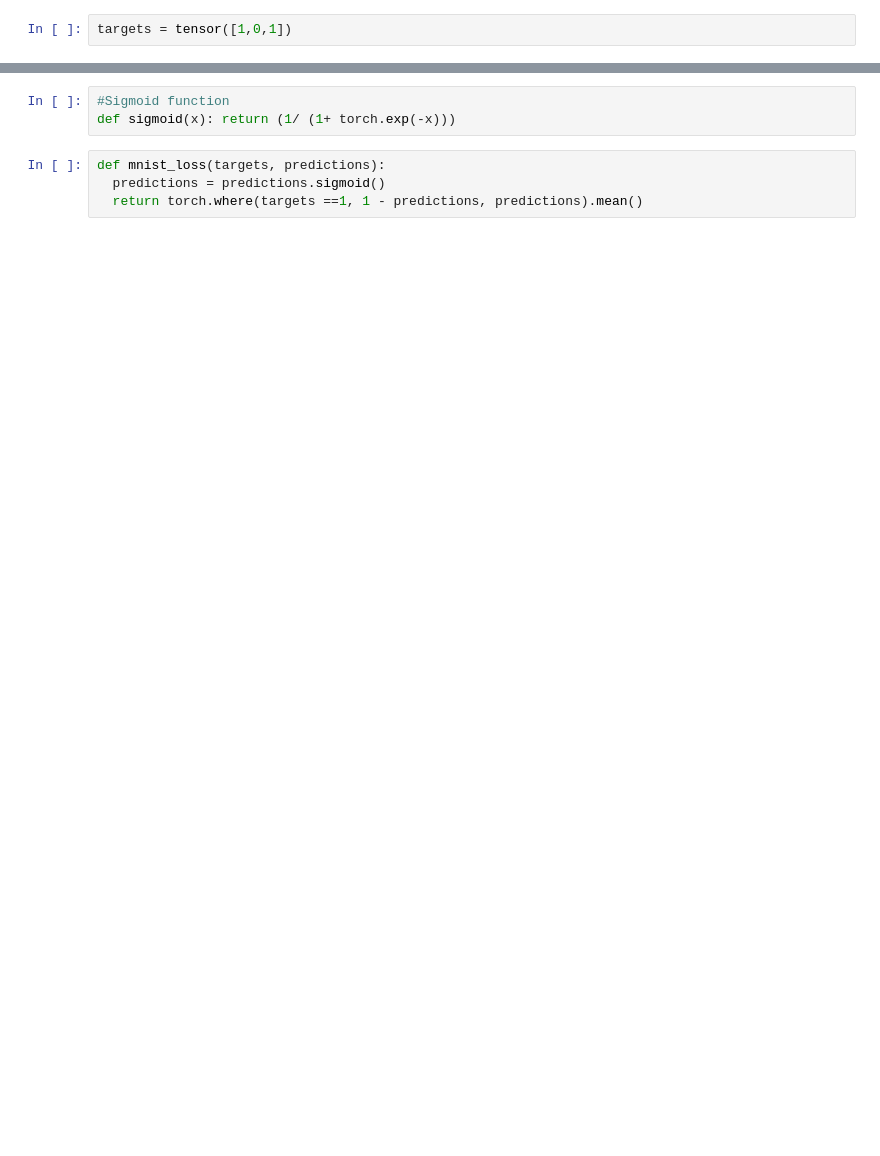
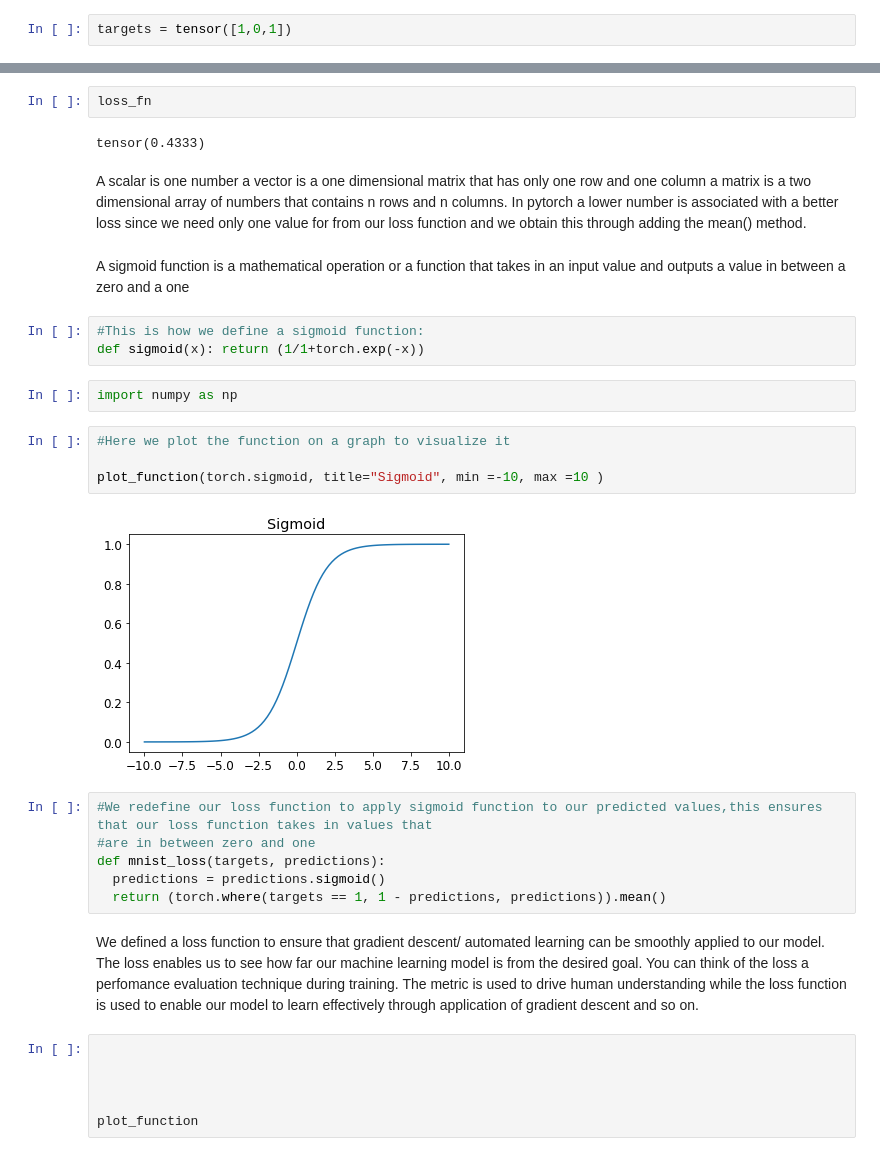
Before and after one commit to Reptilefury/coursera-machine-learning, a Jupyter notebook: MNISTLOSS.ipynb, the cells around one changed output, grey strips where cells are left out. Cells and saved outputs as stored; diff of their text form; blank space fills up the shorter version.

```diff
--- a/MNISTLOSS.ipynb
+++ b/MNISTLOSS.ipynb
@@ -241,7 +239,34 @@ plot_function(torch.sigmoid, min=-4, max=4)
+# %%
+loss_fn
+# %% [output]
+tensor(0.4333)
+# %% [markdown]
+A scalar is one number a vector is a one dimensional matrix that has only one row and one column a matrix is a two dimensional array of numbers that contains n rows and n columns. In pytorch a lower number is associated with a better loss since we need only one value for from our loss function and we obtain this through adding the mean() method.
+# %% [markdown]
+A sigmoid function is a mathematical operation or a function that takes in an input value and outputs a value in between a zero and a one
 # %%
-#Sigmoid function
-def sigmoid(x): return (1/ (1+ torch.exp(-x)))
+#This is how we define a sigmoid function:
+def sigmoid(x): return (1/1+torch.exp(-x))
+# %%
+import numpy as np
+# %%
+#Here we plot the function on a graph to visualize it
+
+plot_function(torch.sigmoid, title="Sigmoid", min =-10, max =10 )
+# %% [output]
+[figure, added]
 # %%
+#We redefine our loss function to apply sigmoid function to our predicted values,this ensures that our loss function takes in values that
+#are in between zero and one
 def mnist_loss(targets, predictions):
   predictions = predictions.sigmoid()
-  return torch.where(targets ==1, 1 - predictions, predictions).mean()
+  return (torch.where(targets == 1, 1 - predictions, predictions)).mean()
+# %% [markdown]
+We defined a loss function to ensure that gradient descent/ automated learning can be smoothly applied to our model.
+The loss enables us to see how far our machine learning model is from the desired goal. You can think of the loss a perfomance evaluation technique during training. The metric is used to drive human understanding while the loss function is used to enable our model to learn effectively through application of gradient descent and so on.
+# %%
+
+
+
+
+plot_function
```
Also changed, not shown: parts of 94 cells of this notebook.
